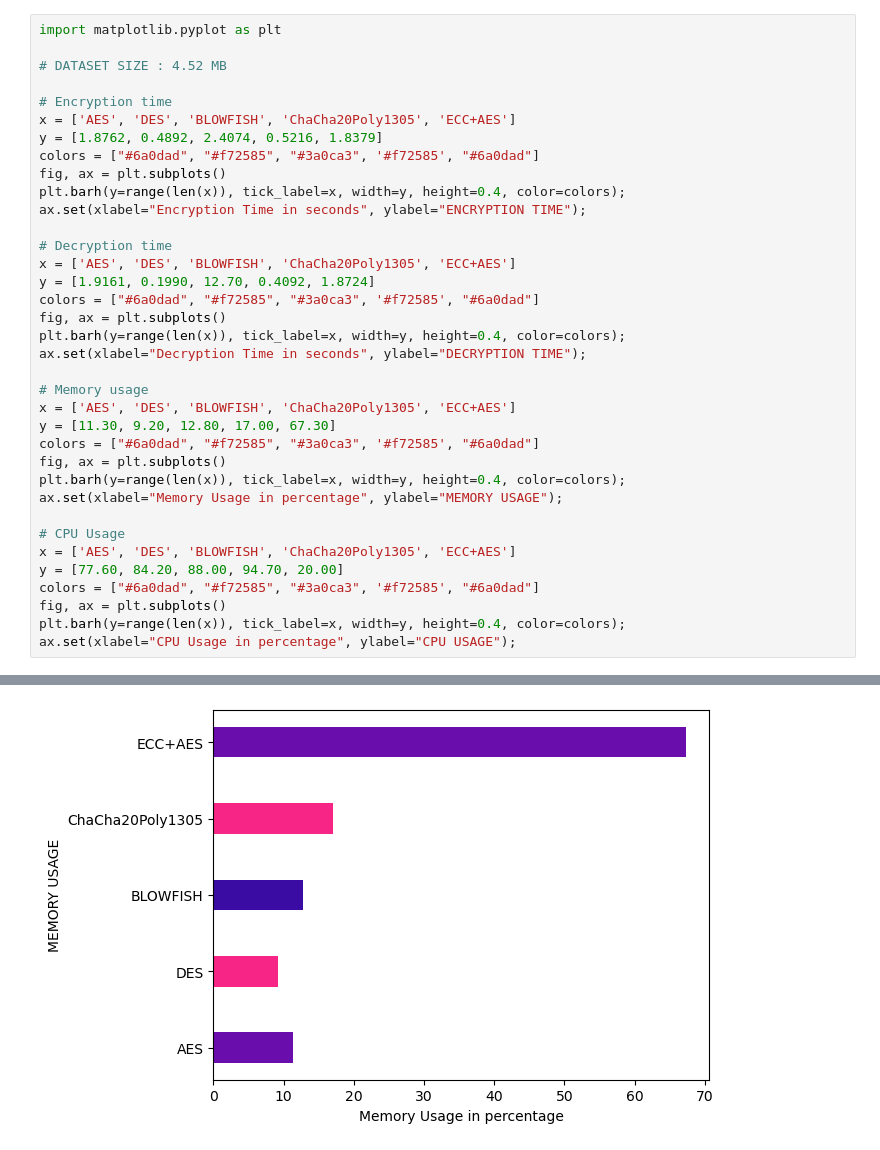
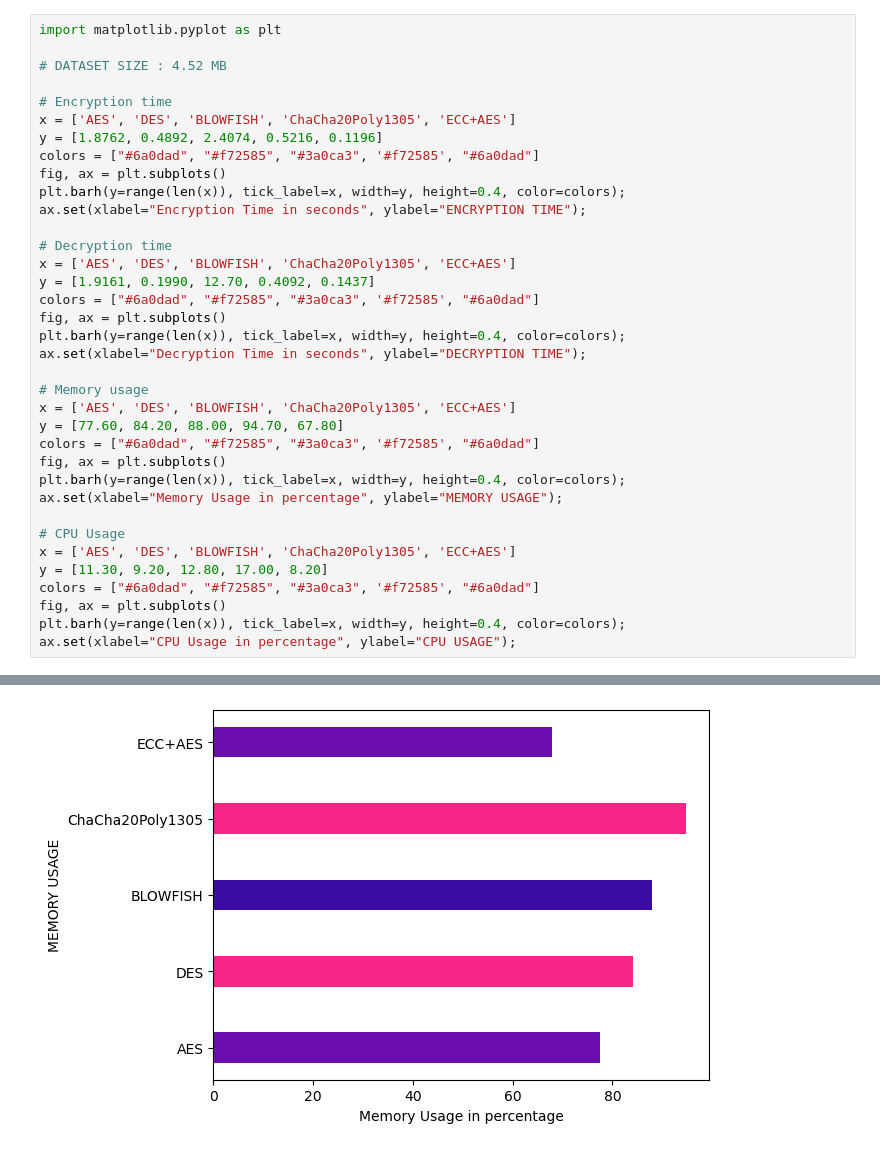
Before and after one commit to Akashrp512/FINAL_PROJECT, a Jupyter notebook: graph.ipynb, the cells around one changed output, grey strips where cells are left out. Cells and saved outputs as stored; diff of their text form.

```diff
--- a/graph.ipynb
+++ b/graph.ipynb
@@ -5,7 +5,7 @@ import matplotlib.pyplot as plt
 
 # Encryption time
 x = ['AES', 'DES', 'BLOWFISH', 'ChaCha20Poly1305', 'ECC+AES']
-y = [1.8762, 0.4892, 2.4074, 0.5216, 1.8379]
+y = [1.8762, 0.4892, 2.4074, 0.5216, 0.1196]
 colors = ["#6a0dad", "#f72585", "#3a0ca3", '#f72585', "#6a0dad"]
 fig, ax = plt.subplots()
 plt.barh(y=range(len(x)), tick_label=x, width=y, height=0.4, color=colors);
@@ -13,7 +13,7 @@ ax.set(xlabel="Encryption Time in seconds", ylabel="ENCRYPTION TIME");
 
 # Decryption time
 x = ['AES', 'DES', 'BLOWFISH', 'ChaCha20Poly1305', 'ECC+AES']
-y = [1.9161, 0.1990, 12.70, 0.4092, 1.8724]
+y = [1.9161, 0.1990, 12.70, 0.4092, 0.1437]
 colors = ["#6a0dad", "#f72585", "#3a0ca3", '#f72585', "#6a0dad"]
 fig, ax = plt.subplots()
 plt.barh(y=range(len(x)), tick_label=x, width=y, height=0.4, color=colors);
@@ -21,7 +21,7 @@ ax.set(xlabel="Decryption Time in seconds", ylabel="DECRYPTION TIME");
 
 # Memory usage
 x = ['AES', 'DES', 'BLOWFISH', 'ChaCha20Poly1305', 'ECC+AES']
-y = [11.30, 9.20, 12.80, 17.00, 67.30]
+y = [77.60, 84.20, 88.00, 94.70, 67.80]
 colors = ["#6a0dad", "#f72585", "#3a0ca3", '#f72585', "#6a0dad"]
 fig, ax = plt.subplots()
 plt.barh(y=range(len(x)), tick_label=x, width=y, height=0.4, color=colors);
@@ -29,7 +29,7 @@ ax.set(xlabel="Memory Usage in percentage", ylabel="MEMORY USAGE");
 
 # CPU Usage
 x = ['AES', 'DES', 'BLOWFISH', 'ChaCha20Poly1305', 'ECC+AES']
-y = [77.60, 84.20, 88.00, 94.70, 20.00]
+y = [11.30, 9.20, 12.80, 17.00, 8.20]
 colors = ["#6a0dad", "#f72585", "#3a0ca3", '#f72585', "#6a0dad"]
 fig, ax = plt.subplots()
 plt.barh(y=range(len(x)), tick_label=x, width=y, height=0.4, color=colors);
@@ -40 +40 @@ ax.set(xlabel="CPU Usage in percentage", ylabel="CPU USAGE");
-[figure, old version]
+[figure, new version]
```
Also changed, not shown: parts of 4 cells of this notebook, 3 other files.
